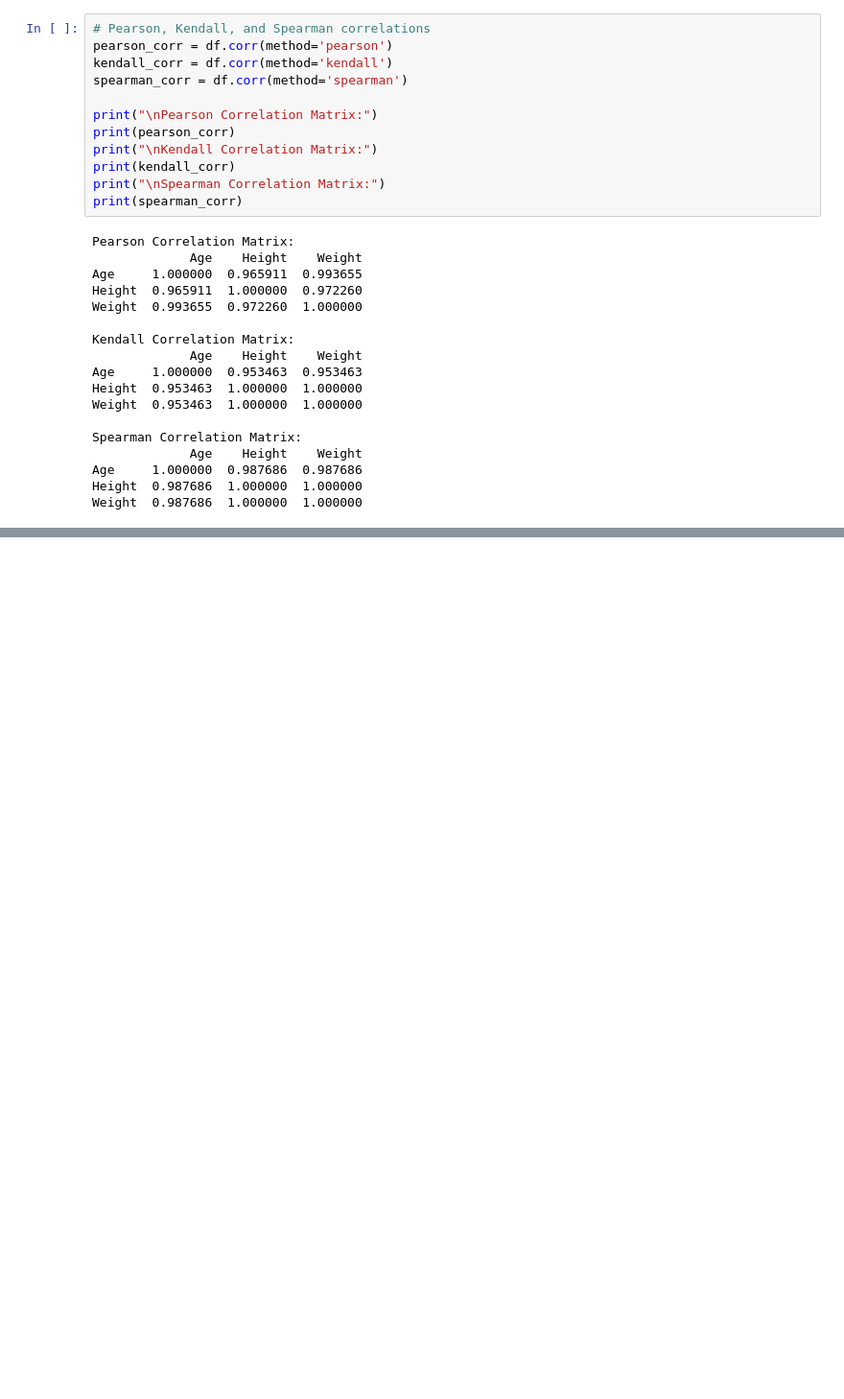
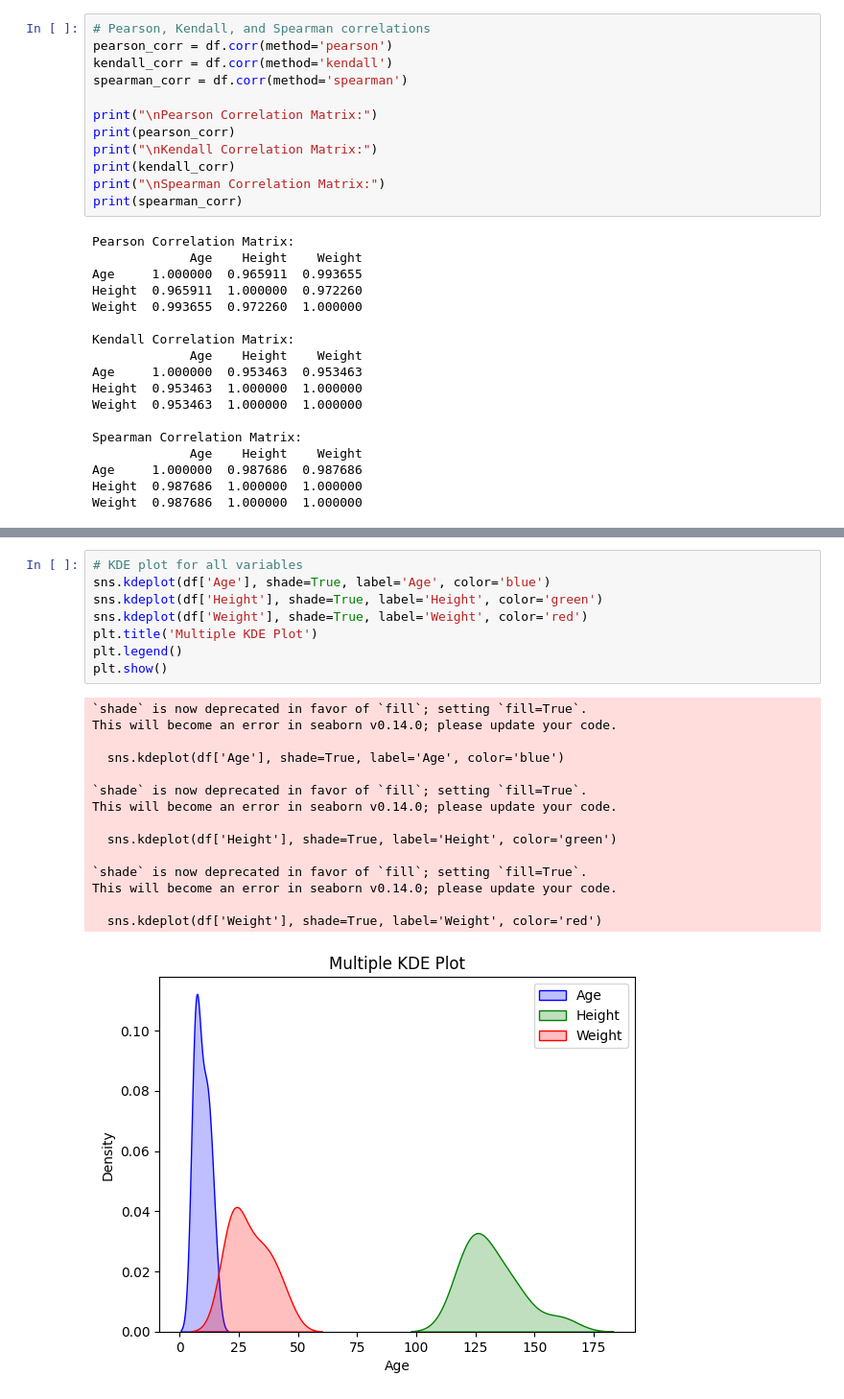
Before and after one commit to r4coder/DA, a Jupyter notebook: DA.ipynb, the cells around one changed output, grey strips where cells are left out. Shown at 96% size. Drawn from its saved outputs; the diff is of its cells as text; blank space fills up the shorter version.

```diff
--- a/DA.ipynb
+++ b/DA.ipynb
@@ -1087,0 +1171,24 @@ Weight  0.987686  1.000000  1.000000
+# %%
+# KDE plot for all variables
+sns.kdeplot(df['Age'], shade=True, label='Age', color='blue')
+sns.kdeplot(df['Height'], shade=True, label='Height', color='green')
+sns.kdeplot(df['Weight'], shade=True, label='Weight', color='red')
+plt.title('Multiple KDE Plot')
+plt.legend()
+plt.show()
+# %% [output]
+`shade` is now deprecated in favor of `fill`; setting `fill=True`.
+This will become an error in seaborn v0.14.0; please update your code.
+
+  sns.kdeplot(df['Age'], shade=True, label='Age', color='blue')
+
+`shade` is now deprecated in favor of `fill`; setting `fill=True`.
+This will become an error in seaborn v0.14.0; please update your code.
+
+  sns.kdeplot(df['Height'], shade=True, label='Height', color='green')
+
+`shade` is now deprecated in favor of `fill`; setting `fill=True`.
+This will become an error in seaborn v0.14.0; please update your code.
+
+  sns.kdeplot(df['Weight'], shade=True, label='Weight', color='red')
+[figure, added]
```
Also changed, not shown: parts of 6 cells of this notebook.
